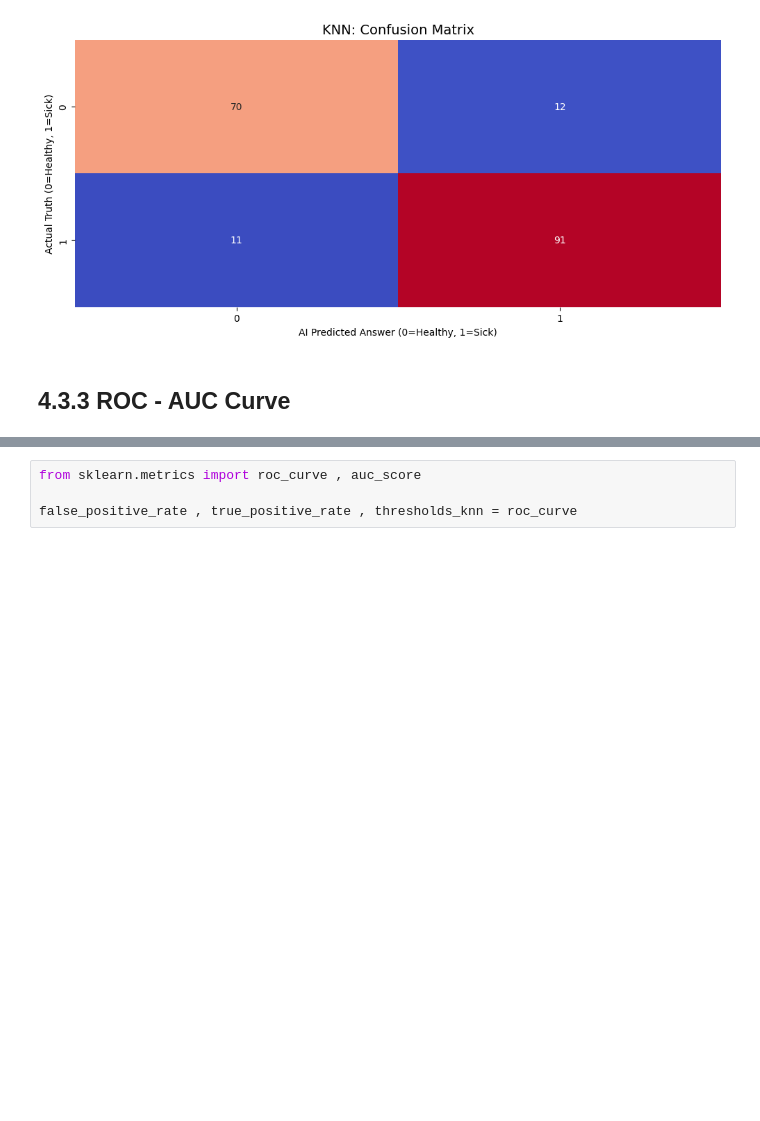
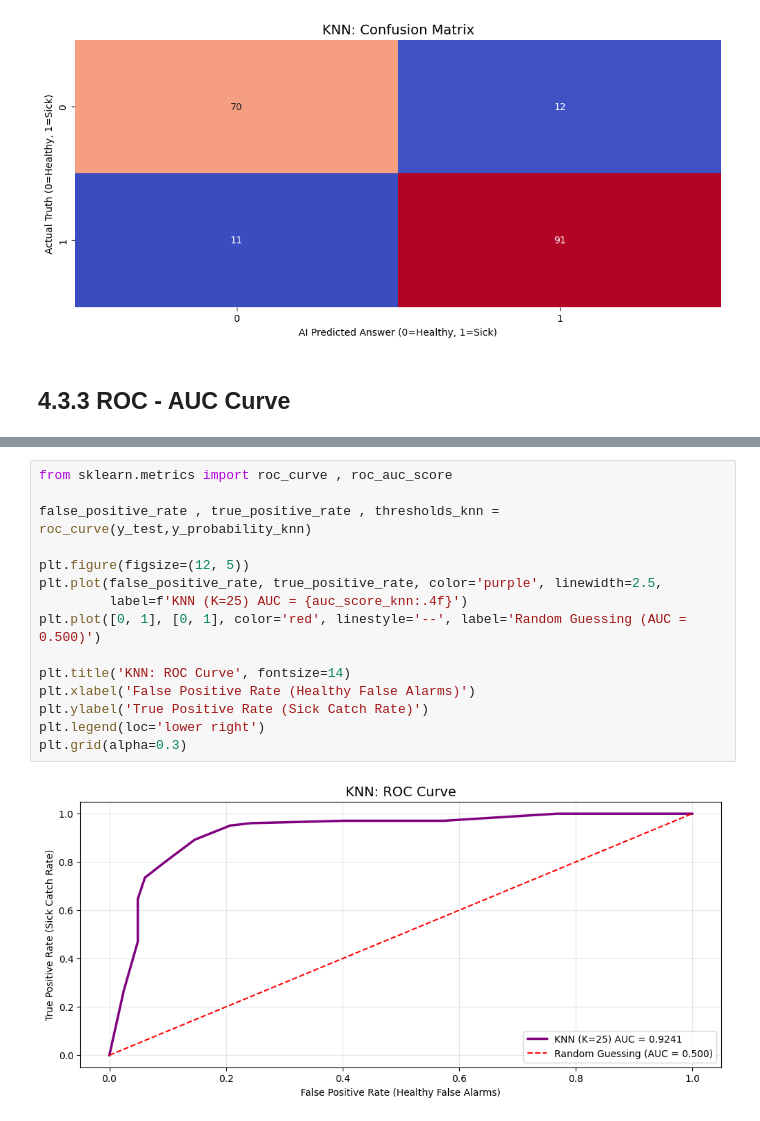
Before and after one commit to Tanish-30-08-2006/Heart-Disease-Prediction, a Jupyter notebook: notebooks/04_Model_Training_and_Verification.ipynb, the cells around one changed output, grey strips where cells are left out. Drawn from its saved outputs; the diff is of its cells as text; blank space fills up the shorter version.

Commit message:
feat: model creation process  : roc curve created for knn model with y=x line as random guessing line with auc=0.5

```diff
--- a/notebooks/04_Model_Training_and_Verification.ipynb
+++ b/notebooks/04_Model_Training_and_Verification.ipynb
@@ -447,4 +451,17 @@ Text(120.72222222222221, 0.5, 'Actual Truth (0=Healthy, 1=Sick)')
 # %%
-from sklearn.metrics import roc_curve , auc_score
+from sklearn.metrics import roc_curve , roc_auc_score
 
-false_positive_rate , true_positive_rate , thresholds_knn = roc_curve
+false_positive_rate , true_positive_rate , thresholds_knn = roc_curve(y_test,y_probability_knn)
+
+plt.figure(figsize=(12, 5))
+plt.plot(false_positive_rate, true_positive_rate, color='purple', linewidth=2.5,
+         label=f'KNN (K=25) AUC = {auc_score_knn:.4f}')
+plt.plot([0, 1], [0, 1], color='red', linestyle='--', label='Random Guessing (AUC = 0.500)')
+
+plt.title('KNN: ROC Curve', fontsize=14)
+plt.xlabel('False Positive Rate (Healthy False Alarms)')
+plt.ylabel('True Positive Rate (Sick Catch Rate)')
+plt.legend(loc='lower right')
+plt.grid(alpha=0.3)
+# %% [output]
+[figure, added]
```
Also changed, not shown: parts of 1 cell of this notebook.
